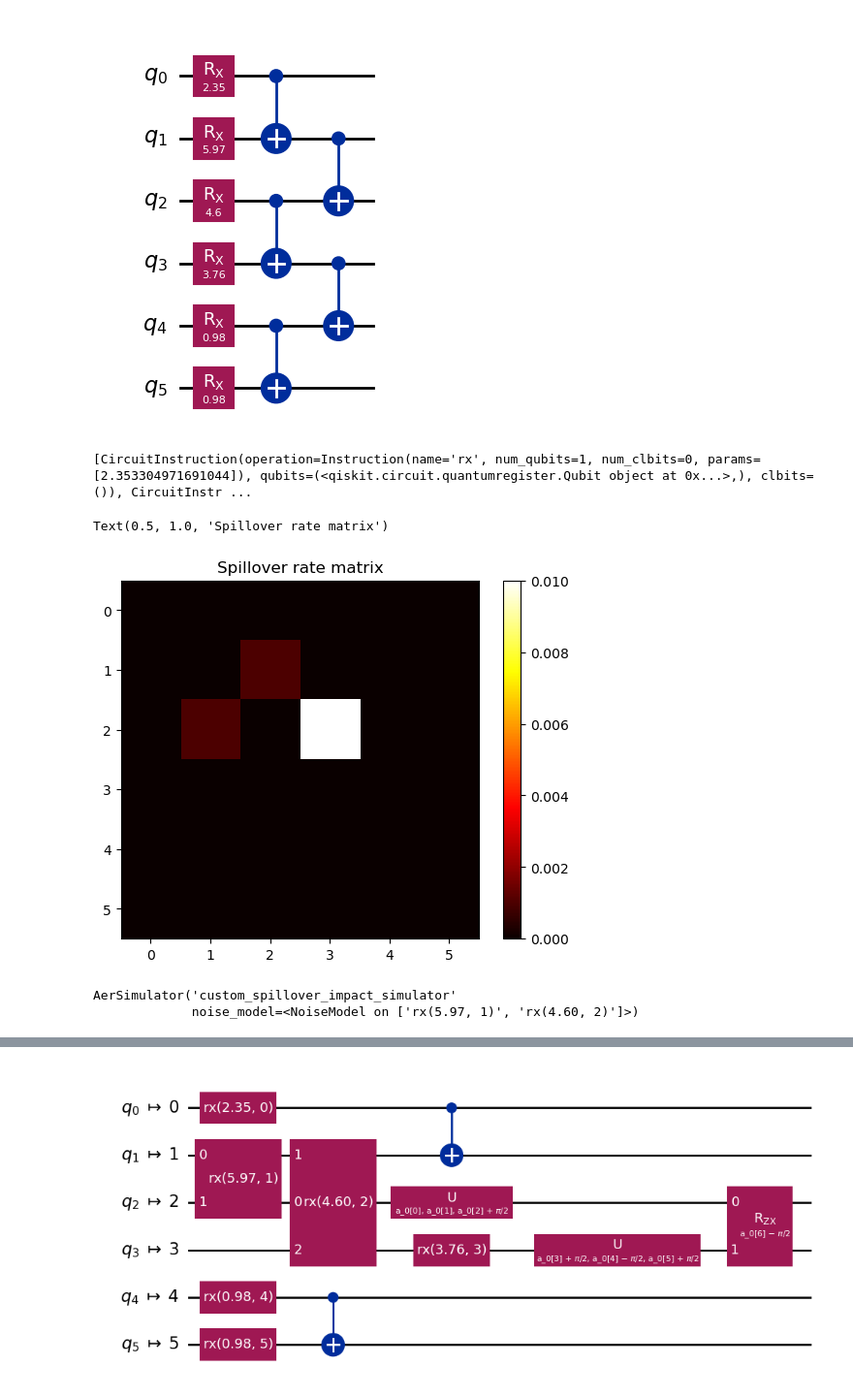
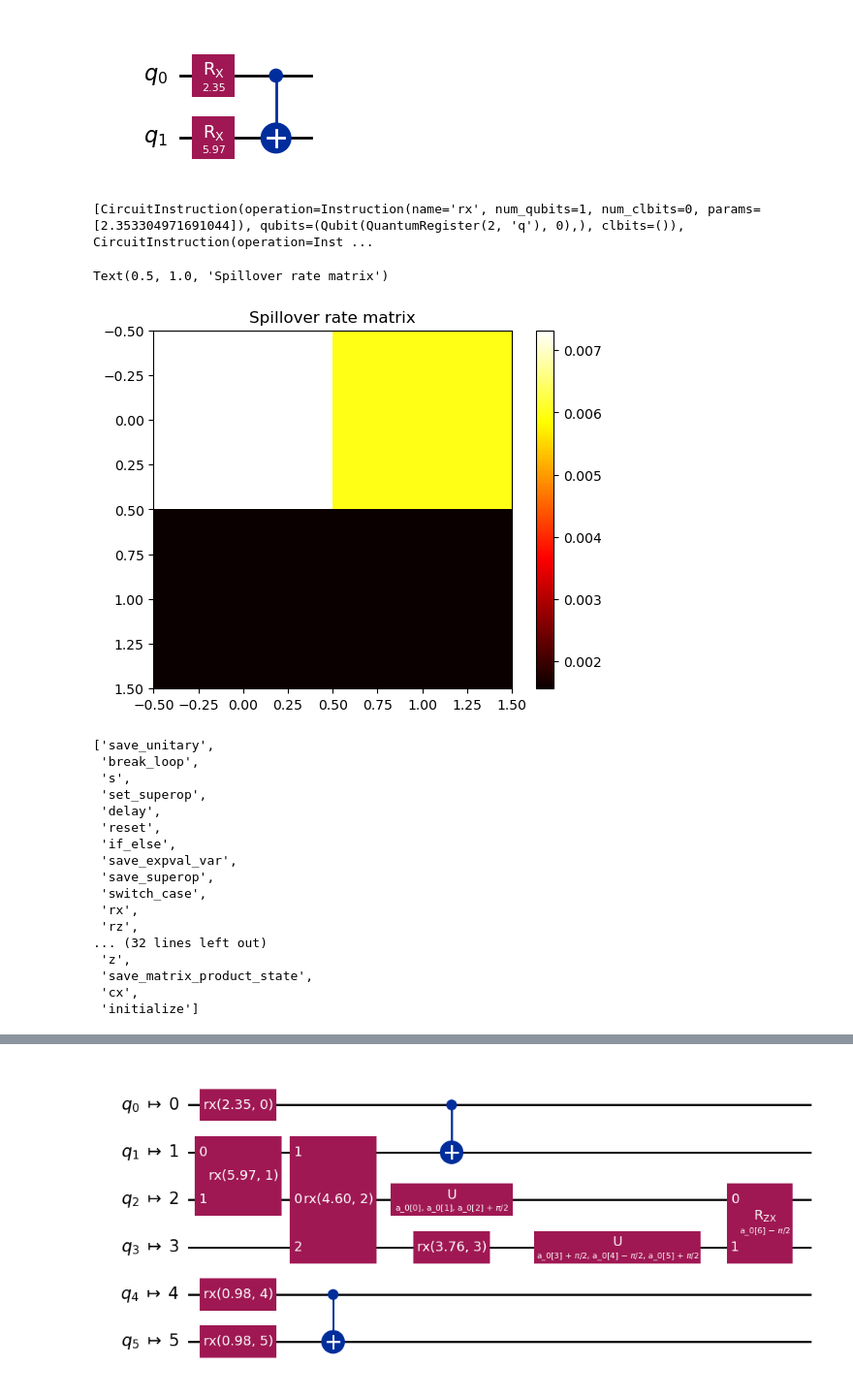
Before and after one commit to arthurostrauss/Quantum_Optimal_Control, a Jupyter notebook: gate_level/spillover_noise_use_case/generic_spillover/extended_spillovernoise_model.ipynb, the cells around one changed output, grey strips where cells are left out. Shown at 97% size. Drawn from its saved outputs; the diff is of its cells as text; code cells hidden in the pictures.

```diff
--- a/gate_level/spillover_noise_use_case/generic_spillover/extended_spillovernoise_model.ipynb
+++ b/gate_level/spillover_noise_use_case/generic_spillover/extended_spillovernoise_model.ipynb
@@ -21,7 +21,7 @@ from rl_qoc import (
 import matplotlib.pyplot as plt
 # %%
 # Define the number of qubits
-num_qubits = 6
+num_qubits = 2
 cm = CouplingMap.from_line(num_qubits, False)
 cm.draw()
 # %% [output]
@@ -29,43 +29,38 @@ cm.draw()
 # %%
 # Define parameters for U(phi) gates
 # phi_rotation_values = np.pi * np.array([0.25, 0.5, 0.75, 1])
 # phi_arr = np.random.choice(phi_rotation_values, size=num_qubits)
 n_layers = 1
 seed = 42
 np.random.seed(seed)
 rotation_angles = np.random.uniform(0, 2 * np.pi, size=num_qubits * n_layers)
+rotation_axes = ["rx"] * num_qubits
 from qiskit.circuit.library import n_local
 
-qc = n_local(
-    num_qubits,
-    "rx",
-    ["cx", "cx"],
-    entanglement=[[(0, 1), (2, 3), (4, 5)], [(1, 2), (3, 4)]],
-    reps=n_layers,
-    skip_unentangled_qubits=True,
-    skip_final_rotation_layer=True,
+qc = circuit_context(
+    num_qubits, rotation_axes, ParameterVector("θ", num_qubits), coupling_map=cm
 )
 qc = qc.assign_parameters(rotation_angles, inplace=False)
 qc.draw("mpl")
 # %% [output]
-[figure, old version]
+[figure, new version]
 # %%
 print(qc.data)
 # %% [output]
-[CircuitInstruction(operation=Instruction(name='rx', num_qubits=1, num_clbits=0, params=[2.353304971691044]), qubits=(<qiskit.circuit.quantumregister.Qubit object at 0x...>,), clbits=()), CircuitInstr ...
+[CircuitInstruction(operation=Instruction(name='rx', num_qubits=1, num_clbits=0, params=[2.353304971691044]), qubits=(Qubit(QuantumRegister(2, 'q'), 0),), clbits=()), CircuitInstruction(operation=Inst ...
 # %%
 # Define noise-coupling matrix with gamma values (example values)
 gamma_matrix = np.zeros((num_qubits, num_qubits))
-gamma_matrix[0, 1] = 0.000  # γ_0->1
-gamma_matrix[0, 3] = 0.0  # γ_0->3
-gamma_matrix[1, 2] = 0.001  # γ_1->2
-gamma_matrix[2, 1] = 0.001  # γ_2->1
-gamma_matrix[2, 2] = 0.0
-gamma_matrix[2, 3] = 0.01  # γ_2->3
-gamma_matrix[3, 2] = 0.0  # γ_3->2
-gamma_matrix[4, 3] = 0.0  # γ_4->3
-gamma_matrix[5, 4] = 0.0  # γ_5->4
-# gamma_matrix = 0.01* np.round(np.random.rand(num_qubits, num_qubits),3)
+# gamma_matrix[0, 1] = 0.000  # γ_0->1
+# gamma_matrix[0, 3] = 0.0  # γ_0->3
+# gamma_matrix[1, 2] = 0.001  # γ_1->2
+# gamma_matrix[2, 1] = 0.001  # γ_2->1
+# gamma_matrix[2, 2] = 0.0
+# gamma_matrix[2, 3] = 0.01  # γ_2->3
+# gamma_matrix[3, 2] = 0.0  # γ_3->2
+# gamma_matrix[4, 3] = 0.0  # γ_4->3
+# gamma_matrix[5, 4] = 0.0  # γ_5->4
+gamma_matrix = 0.01 * np.round(np.random.rand(num_qubits, num_qubits), 3)
 # Display gamma matrix with imshow plot for better visualization
 plt.imshow(gamma_matrix, cmap="hot", interpolation="nearest")
 plt.colorbar()
@@ -82,14 +77,29 @@ plt.title("Spillover rate matrix")
 # plt.title("Spillover rate matrix as directed graph")
 # %% [output]
 Text(0.5, 1.0, 'Spillover rate matrix')
-[figure, old version]
+[figure, new version]
 # %%
 # Create the noisy backend tailored for spillover noise
 backend = noisy_backend(qc, gamma_matrix, coupling_map=cm)
-backend
+backend.operation_names
 # %% [output]
-AerSimulator('custom_spillover_impact_simulator'
-             noise_model=<NoiseModel on ['rx(5.97, 1)', 'rx(4.60, 2)']>)
+['save_unitary',
+ 'break_loop',
+ 's',
+ 'set_superop',
+ 'delay',
+ 'reset',
+ 'if_else',
+ 'save_expval_var',
+ 'save_superop',
+ 'switch_case',
+ 'rx',
+ 'rz',
+... (32 lines left out)
+ 'z',
+ 'save_matrix_product_state',
+ 'cx',
+ 'initialize']
 # %%
 from qiskit.transpiler import PassManager, generate_preset_pass_manager
 from qiskit.transpiler.passes import UnrollForLoops
```
Also changed, not shown: parts of 15 cells of this notebook, 3 other files.
